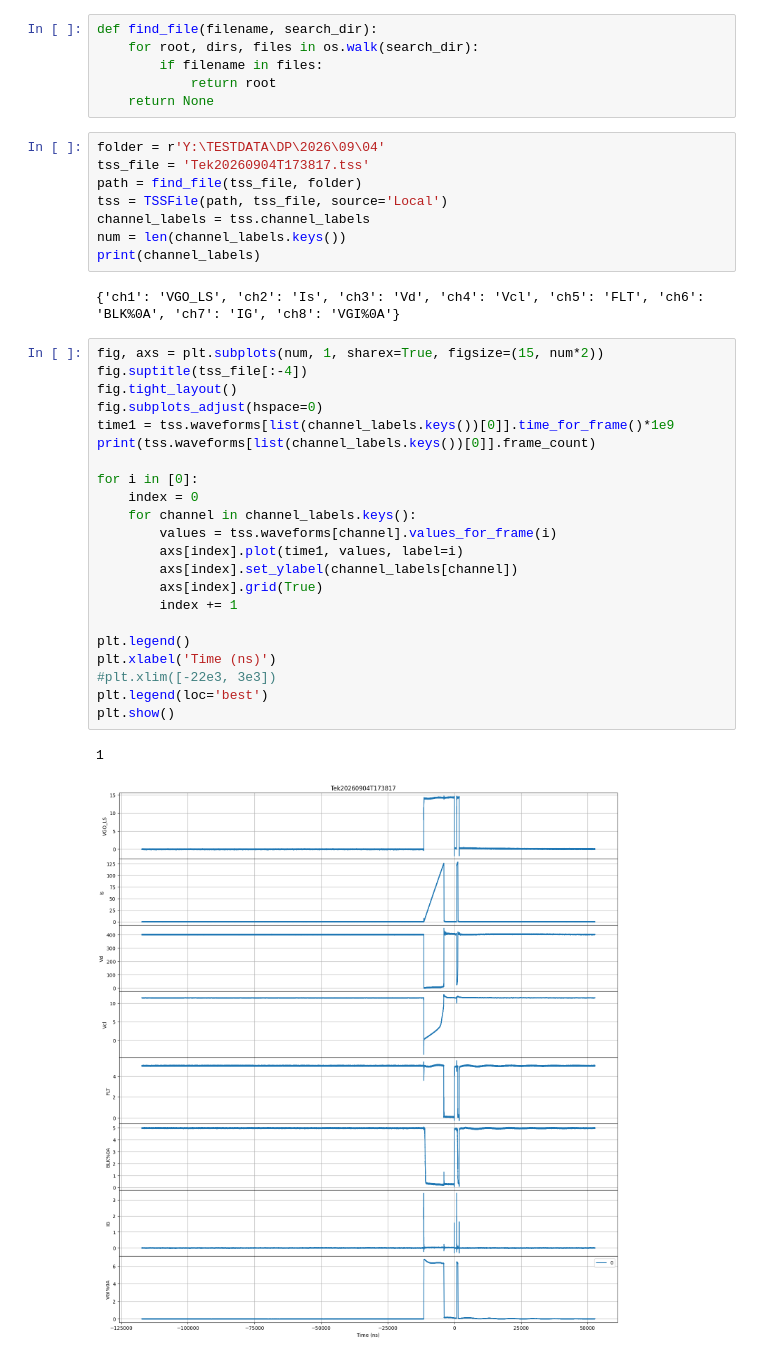
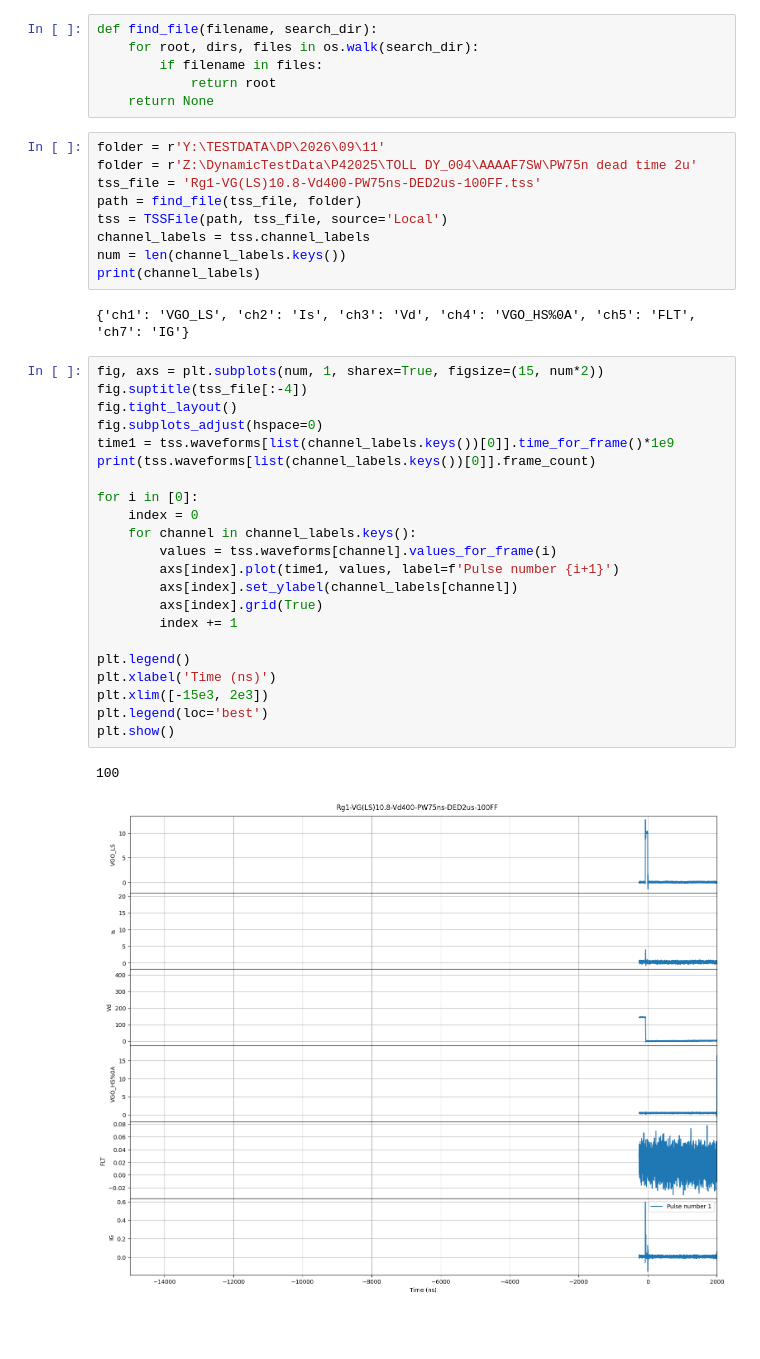
Before and after one commit to End1essNight/DP_Algorithm, a Jupyter notebook: tss_all_channel_plot.ipynb, the cells around one changed output. Cells and saved outputs as stored; diff of their text form; blank space fills up the shorter version.

```diff
--- a/tss_all_channel_plot.ipynb
+++ b/tss_all_channel_plot.ipynb
@@ -9,37 +9,38 @@ def find_file(filename, search_dir):
             return root
     return None
 # %%
-folder = r'Y:\TESTDATA\DP\2026\09\04'
-tss_file = 'Tek20260904T173817.tss'
+folder = r'Y:\TESTDATA\DP\2026\09\11'
+folder = r'Z:\DynamicTestData\P42025\TOLL DY_004\AAAAF7SW\PW75n dead time 2u'
+tss_file = 'Rg1-VG(LS)10.8-Vd400-PW75ns-DED2us-100FF.tss'
 path = find_file(tss_file, folder)
 tss = TSSFile(path, tss_file, source='Local')
 channel_labels = tss.channel_labels
 num = len(channel_labels.keys())
 print(channel_labels)
 # %% [output]
-{'ch1': 'VGO_LS', 'ch2': 'Is', 'ch3': 'Vd', 'ch4': 'Vcl', 'ch5': 'FLT', 'ch6': 'BLK%0A', 'ch7': 'IG', 'ch8': 'VGI%0A'}
+{'ch1': 'VGO_LS', 'ch2': 'Is', 'ch3': 'Vd', 'ch4': 'VGO_HS%0A', 'ch5': 'FLT', 'ch7': 'IG'}
 # %%
 fig, axs = plt.subplots(num, 1, sharex=True, figsize=(15, num*2))
 fig.suptitle(tss_file[:-4])
 fig.tight_layout()
 fig.subplots_adjust(hspace=0)
 time1 = tss.waveforms[list(channel_labels.keys())[0]].time_for_frame()*1e9
 print(tss.waveforms[list(channel_labels.keys())[0]].frame_count)
 
 for i in [0]:
     index = 0
     for channel in channel_labels.keys():
         values = tss.waveforms[channel].values_for_frame(i)
-        axs[index].plot(time1, values, label=i)
+        axs[index].plot(time1, values, label=f'Pulse number {i+1}')
         axs[index].set_ylabel(channel_labels[channel])
         axs[index].grid(True)
         index += 1
 
 plt.legend()
 plt.xlabel('Time (ns)')
-#plt.xlim([-22e3, 3e3])
+plt.xlim([-15e3, 2e3])
 plt.legend(loc='best')
 plt.show()
 # %% [output]
-1
+100
-[figure, old version]
+[figure, new version]
```
Also changed, not shown: 9 other files.
